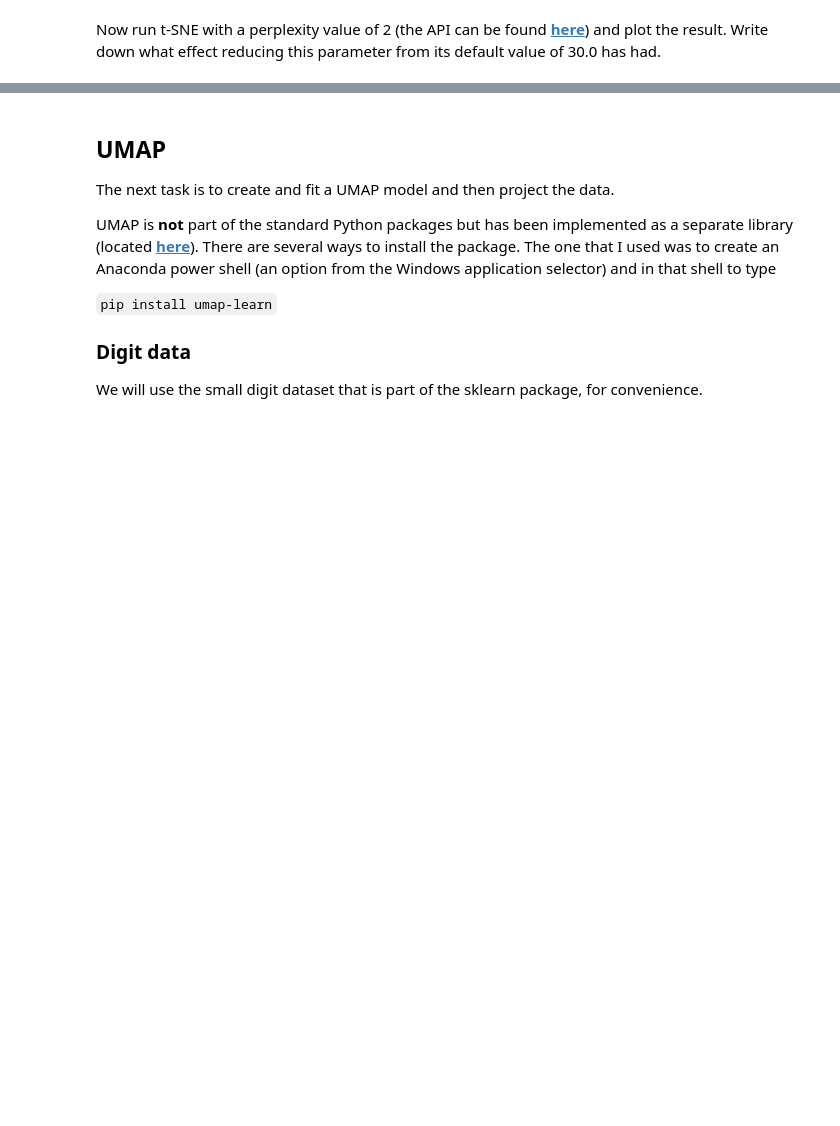
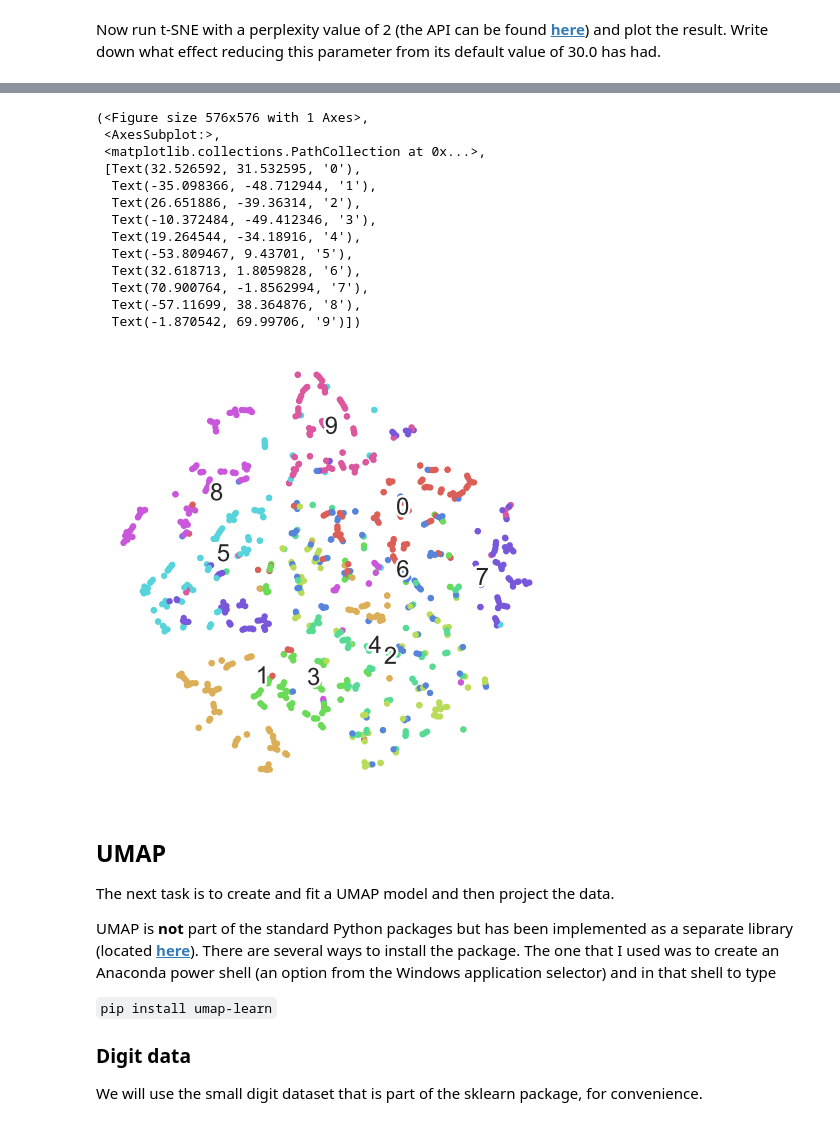
Before and after one commit to Raynham/Advanced-Data-Dnalytics, a Jupyter notebook: week1/Worksheet1.ipynb, the cells around one changed output, grey strips where cells are left out. Saved outputs shown, nothing was run; the diff lists cells and outputs as text; code cells hidden in the pictures; blank space fills up the shorter version.

```diff
--- a/week1/Worksheet1.ipynb
+++ b/week1/Worksheet1.ipynb
@@ -98,0 +186,13 @@ Now run t-SNE with a perplexity value of 2 (the API can be found __[here](https:
+# %%
+#TODO block 7
+time_start = time.time()
+tsne3 = TSNE(n_components = 2, perplexity = 2, random_state = RS)
+tsne3_results = tsne3.fit_transform(pca2_results)
+print ('T-SNE done! Time elapsed: {} seconds'.format(time.time()-time_start))
+
+tsne3_df = pd.DataFrame(columns = ['tsne1','tsne2'])
+
+tsne3_df['tsne1'] = tsne3_results[:,0]
+tsne3_df['tsne2'] = tsne3_results[:,1]
+fc.fashion_scatter(tsne3_df[['tsne1','tsne2']].values, y_train_subset)
+# %% [output]
@@ -99,3 +200,17 @@ Now run t-SNE with a perplexity value of 2 (the API can be found __[here](https:
+(<Figure size 576x576 with 1 Axes>,
+ <AxesSubplot:>,
+ <matplotlib.collections.PathCollection at 0x...>,
+ [Text(32.526592, 31.532595, '0'),
+  Text(-35.098366, -48.712944, '1'),
+  Text(26.651886, -39.36314, '2'),
+  Text(-10.372484, -49.412346, '3'),
+  Text(19.264544, -34.18916, '4'),
+  Text(-53.809467, 9.43701, '5'),
+  Text(32.618713, 1.8059828, '6'),
+  Text(70.900764, -1.8562994, '7'),
+  Text(-57.11699, 38.364876, '8'),
+  Text(-1.870542, 69.99706, '9')])
+[figure, added]
 # %% [markdown]
 ## UMAP
 
```
Also changed, not shown: parts of 24 cells of this notebook, 2 other files.
